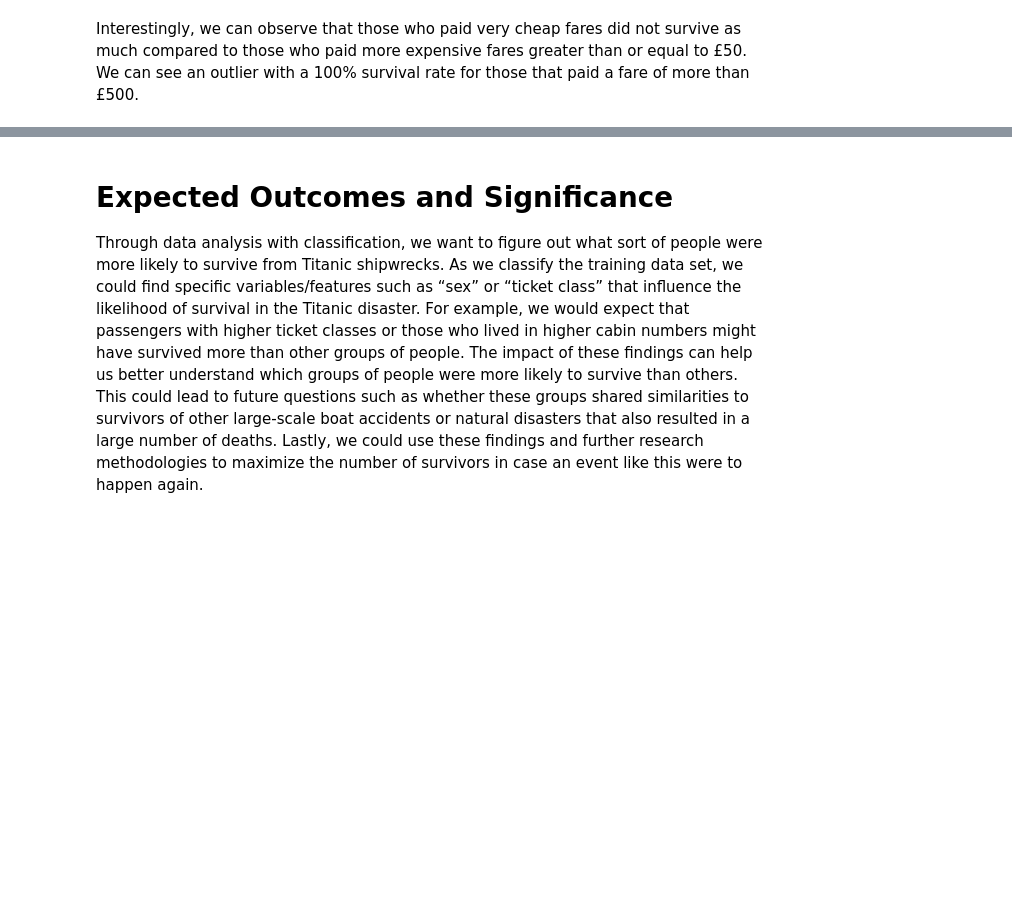
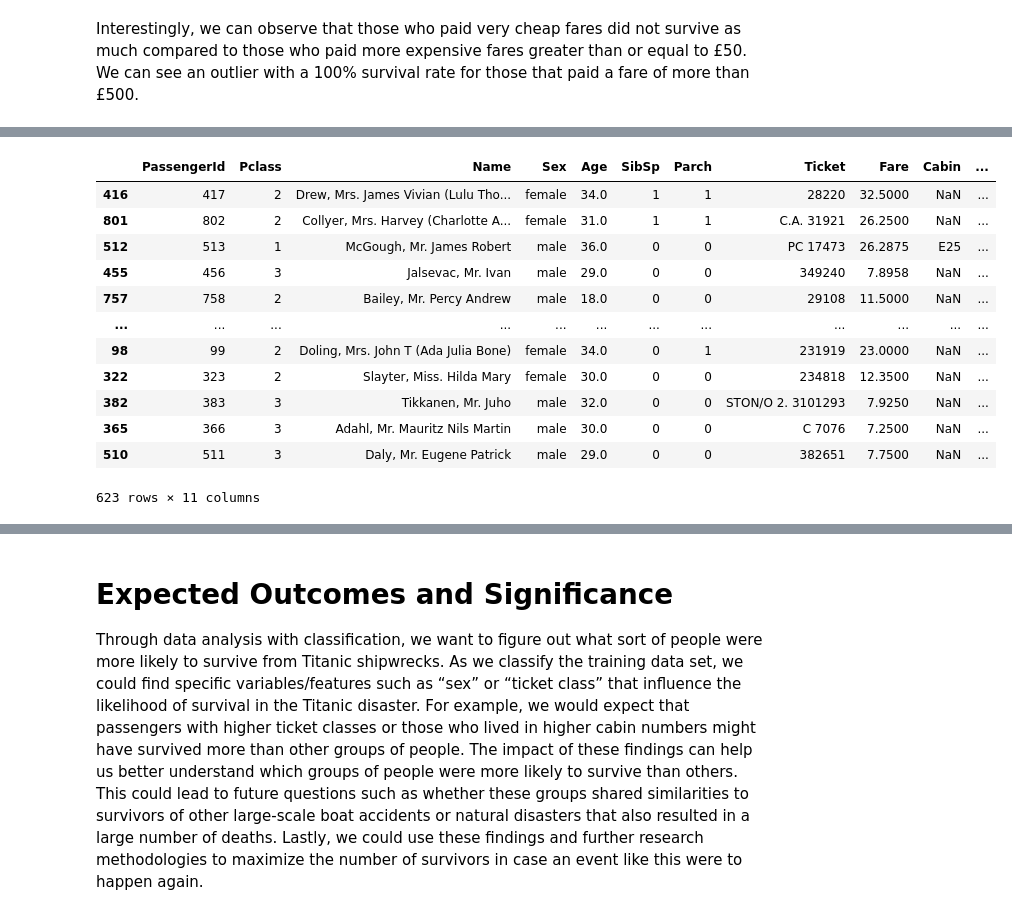
Before and after one commit to ericrkuo/dsci-100-group-12, a Jupyter notebook: report.ipynb, the cells around one changed output, grey strips where cells are left out. Drawn from its saved outputs; the diff is of its cells as text; code cells hidden in the pictures; blank space fills up the shorter version.

```diff
--- a/report.ipynb
+++ b/report.ipynb
@@ -277,0 +287,22 @@ Lastly, we'll also create a confusion matrix to get an idea of which types of mi
+# %%
+X_train = training_data.drop(columns=["Survived"])
+X_test = test_data.drop(columns=["Survived"])
+
+y_train = training_data["Survived"]
+y_test = test_data["Survived"]
+
+X_train
+# %% [output]
+|  | PassengerId | Pclass | Name | Sex | Age | SibSp | Parch | Ticket | Fare | Cabin | ... |
+| 416 | 417 | 2 | Drew, Mrs. James Vivian (Lulu Tho... | female | 34.0 | 1 | 1 | 28220 | 32.5000 | NaN | ... |
+| 801 | 802 | 2 | Collyer, Mrs. Harvey (Charlotte A... | female | 31.0 | 1 | 1 | C.A. 31921 | 26.2500 | NaN | ... |
+| 512 | 513 | 1 | McGough, Mr. James Robert | male | 36.0 | 0 | 0 | PC 17473 | 26.2875 | E25 | ... |
+| 455 | 456 | 3 | Jalsevac, Mr. Ivan | male | 29.0 | 0 | 0 | 349240 | 7.8958 | NaN | ... |
+| 757 | 758 | 2 | Bailey, Mr. Percy Andrew | male | 18.0 | 0 | 0 | 29108 | 11.5000 | NaN | ... |
+| ... | ... | ... | ... | ... | ... | ... | ... | ... | ... | ... | ... |
+| 98 | 99 | 2 | Doling, Mrs. John T (Ada Julia Bone) | female | 34.0 | 0 | 1 | 231919 | 23.0000 | NaN | ... |
+| 322 | 323 | 2 | Slayter, Miss. Hilda Mary | female | 30.0 | 0 | 0 | 234818 | 12.3500 | NaN | ... |
+| 382 | 383 | 3 | Tikkanen, Mr. Juho | male | 32.0 | 0 | 0 | STON/O 2. 3101293 | 7.9250 | NaN | ... |
+| 365 | 366 | 3 | Adahl, Mr. Mauritz Nils Martin | male | 30.0 | 0 | 0 | C 7076 | 7.2500 | NaN | ... |
+| 510 | 511 | 3 | Daly, Mr. Eugene Patrick | male | 29.0 | 0 | 0 | 382651 | 7.7500 | NaN | ... |
+623 rows × 11 columns
```
Also changed, not shown: parts of 23 cells of this notebook.
